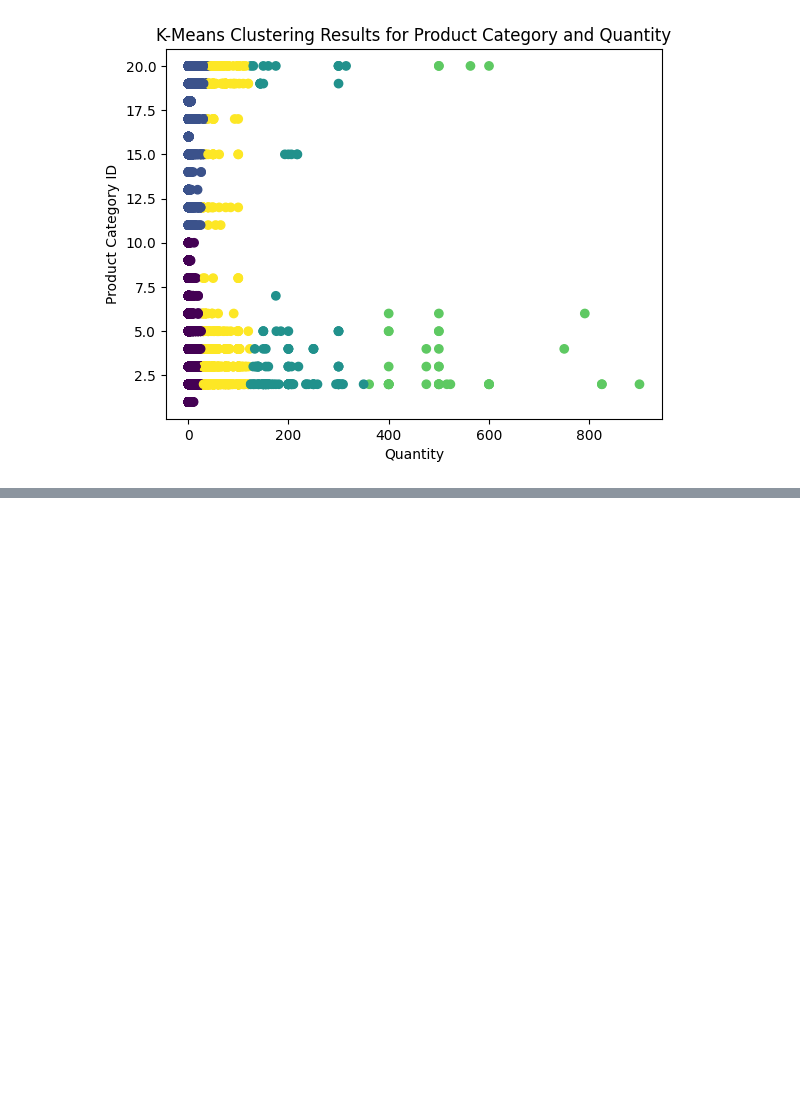
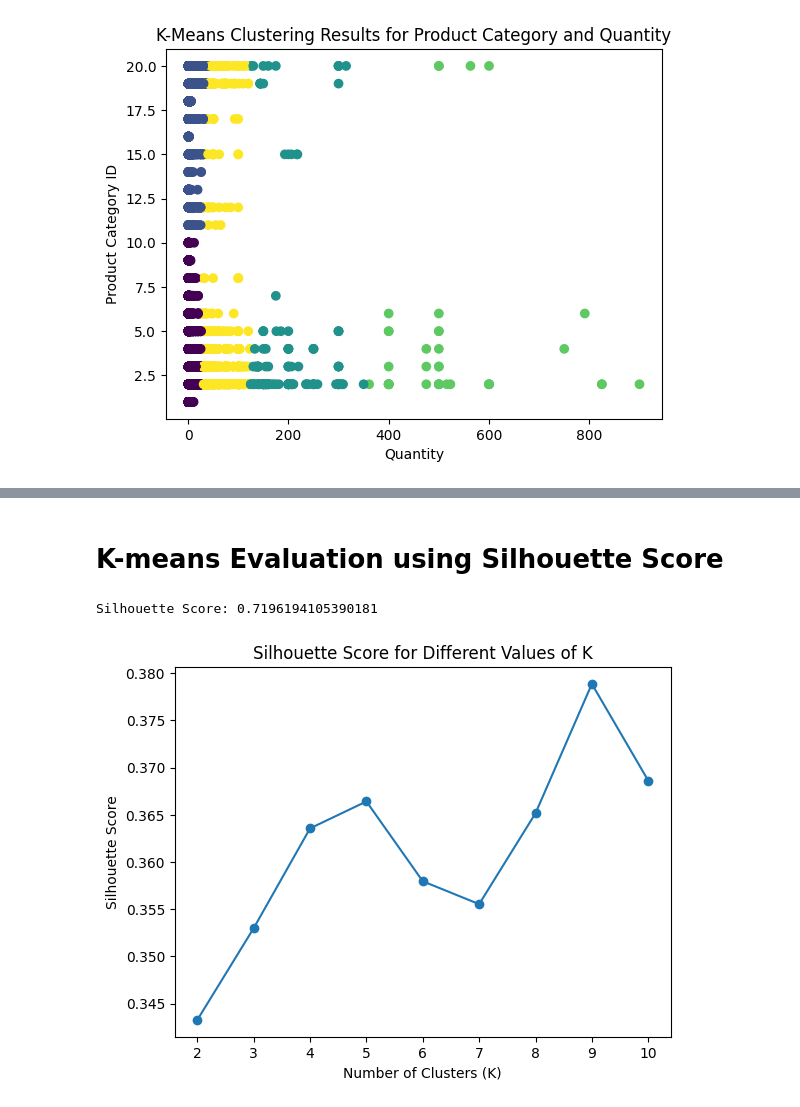
Before and after one commit to SoLitaP/DS-Final-Project, a Jupyter notebook: DS-Project.ipynb, the cells around one changed output, grey strips where cells are left out. Cells and saved outputs as stored; diff of their text form; code cells hidden in the pictures; blank space fills up the shorter version.

```diff
--- a/DS-Project.ipynb
+++ b/DS-Project.ipynb
@@ -432,18 +433,3 @@ plt.ylabel('Silhouette Score')
 plt.show()
 # %% [output]
 [figure]
-# %%
-wcss = []
-
-# Try different values of K
-for k in range(1, 11):
-    kmeans = KMeans(n_clusters=k, init='k-means++', random_state=42)
-    kmeans.fit(scaled_features)
-    wcss.append(kmeans.inertia_)
-
-# Plot the Elbow Method graph
-plt.plot(range(1, 11), wcss, marker='o')
-plt.title('Elbow Method')
-plt.xlabel('Number of Clusters (K)')
-plt.ylabel('Within-Cluster Sum of Squares (WCSS)')
-plt.show()
@@ -561 +548,17 @@ Silhouette Score: 0.7196194105390181
 [figure]
+# %% [markdown]
+# K-means Evaluation using Silhouette Score
+# %%
+# Calculate silhouette score
+sil_score = silhouette_score(scaled_features, df4['Cluster'])
+print(f"Silhouette Score: {sil_score}")
+
+# Plot Silhouette Score
+plt.plot(range(2, 11), sil_scores, marker='o')
+plt.xlabel('Number of Clusters (K)')
+plt.ylabel('Silhouette Score')
+plt.title('Silhouette Score for Different Values of K')
+plt.show()
+# %% [output]
+Silhouette Score: 0.7196194105390181
+[figure, added]
```
Also changed, not shown: parts of 47 cells of this notebook.
